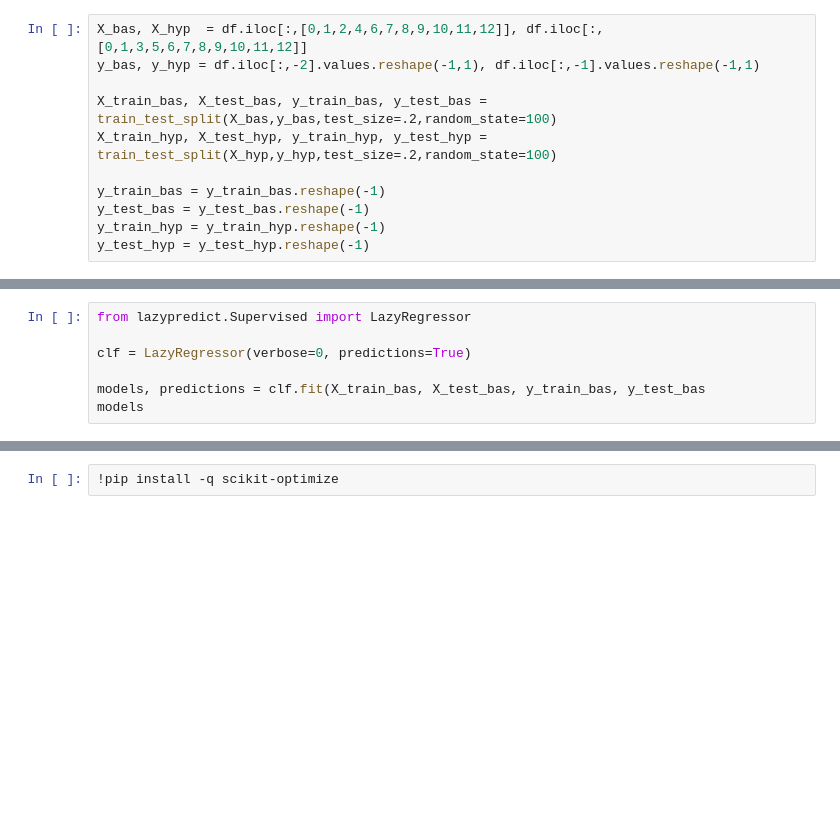
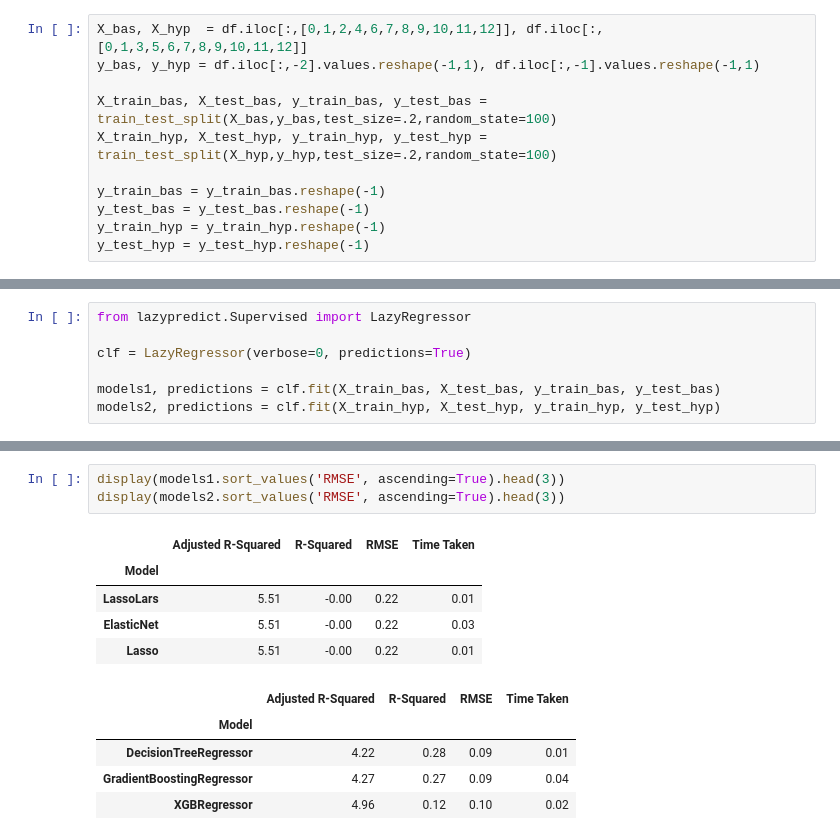
Before and after one commit to eastk1te/P.T, a Jupyter notebook: Side_Project/Capstone/coronary_angiography.ipynb, the cells around one changed output, grey strips where cells are left out. Drawn from its saved outputs; the diff is of its cells as text; blank space fills up the shorter version.

```diff
--- a/Side_Project/Capstone/coronary_angiography.ipynb
+++ b/Side_Project/Capstone/coronary_angiography.ipynb
@@ -150,6 +198,6 @@ from lazypredict.Supervised import LazyRegressor
 
 clf = LazyRegressor(verbose=0, predictions=True)
 
-models, predictions = clf.fit(X_train_bas, X_test_bas, y_train_bas, y_test_bas
-models
+models1, predictions = clf.fit(X_train_bas, X_test_bas, y_train_bas, y_test_bas)
+models2, predictions = clf.fit(X_train_hyp, X_test_hyp, y_train_hyp, y_test_hyp)
 # %% [output]
@@ -175,2 +208,14 @@ models
-# %%
-!pip install -q scikit-optimize
+# %%
+display(models1.sort_values('RMSE', ascending=True).head(3))
+display(models2.sort_values('RMSE', ascending=True).head(3))
+# %% [output]
+|  | Adjusted R-Squared | R-Squared | RMSE | Time Taken |
+| Model |  |  |  |  |
+| LassoLars | 5.51 | -0.00 | 0.22 | 0.01 |
+| ElasticNet | 5.51 | -0.00 | 0.22 | 0.03 |
+| Lasso | 5.51 | -0.00 | 0.22 | 0.01 |
+|  | Adjusted R-Squared | R-Squared | RMSE | Time Taken |
+| Model |  |  |  |  |
+| DecisionTreeRegressor | 4.22 | 0.28 | 0.09 | 0.01 |
+| GradientBoostingRegressor | 4.27 | 0.27 | 0.09 | 0.04 |
+| XGBRegressor | 4.96 | 0.12 | 0.10 | 0.02 |
```
Also changed, not shown: parts of 17 cells of this notebook.
